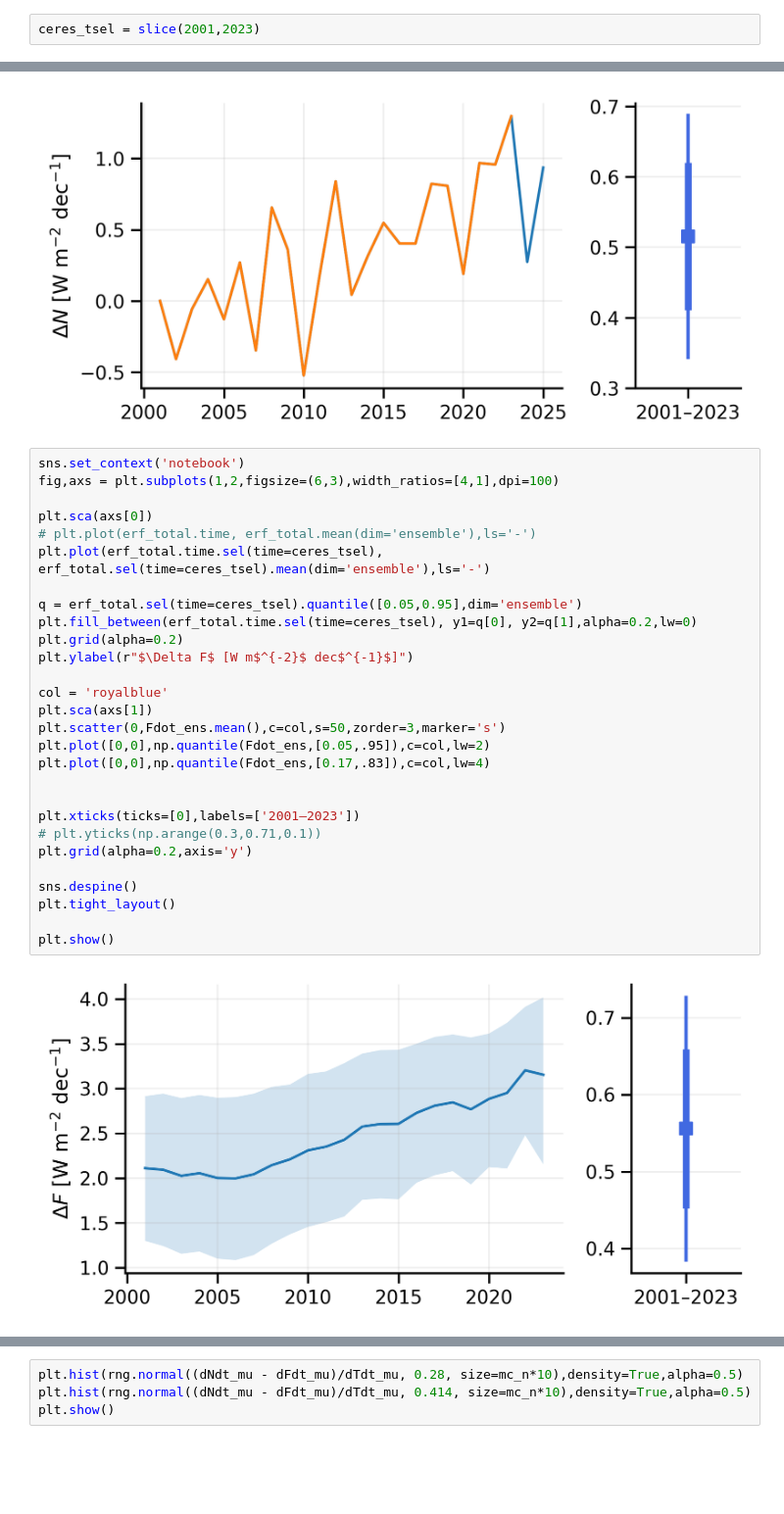
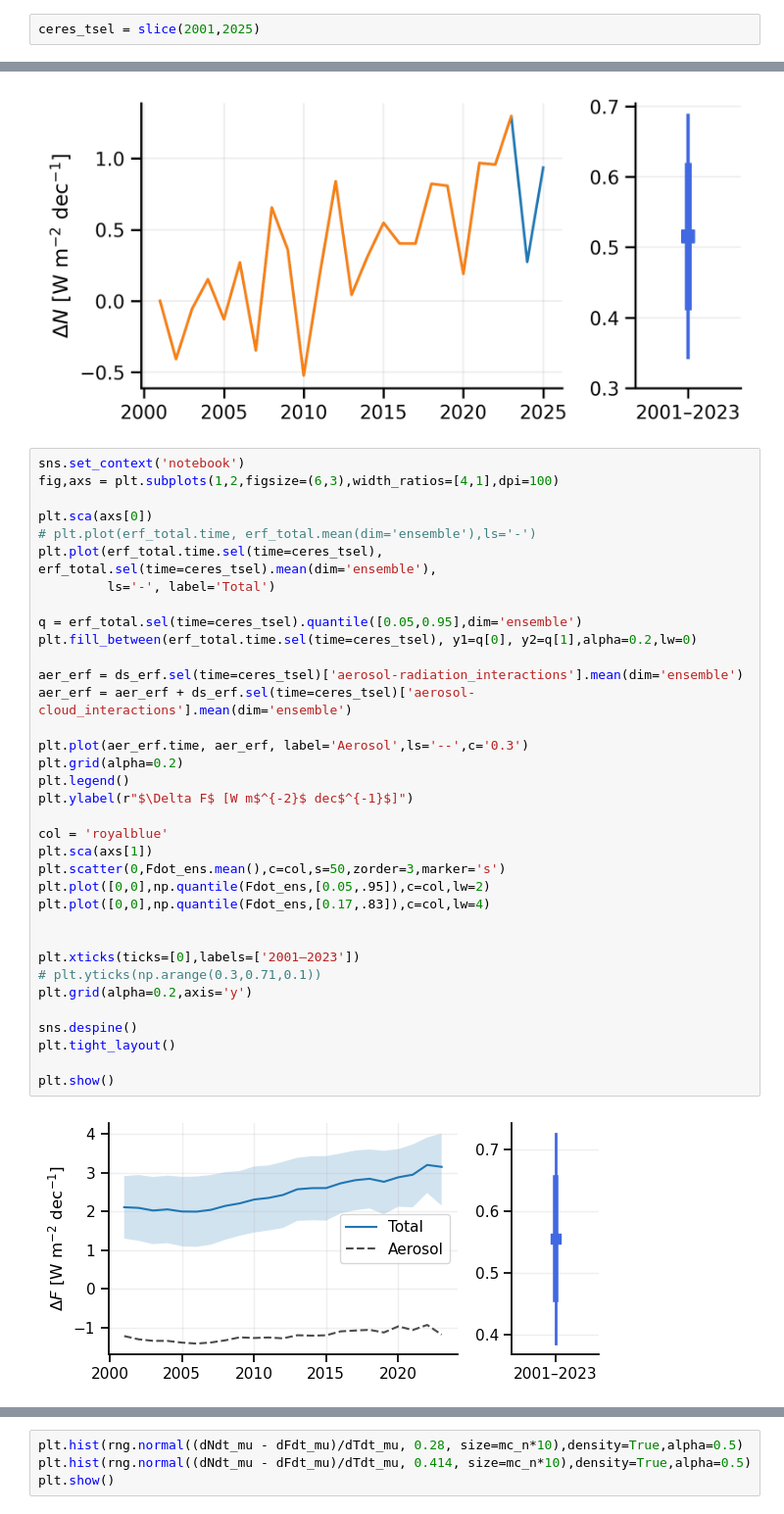
Before and after one commit to vtcooper/bayecs, a Jupyter notebook: grl_eei.ipynb, the cells around one changed output, grey strips where cells are left out. Shown at 98% size. Saved outputs shown, nothing was run; the diff lists cells and outputs as text; blank space fills up the shorter version.

```diff
--- a/grl_eei.ipynb
+++ b/grl_eei.ipynb
@@ -19,7 +19,7 @@ import seaborn as sns
 # %%
 global_dpath = '~/work/hist_sst/data/'
 # %%
-ceres_tsel = slice(2001,2023)
+ceres_tsel = slice(2001,2025)
 # %% [markdown]
 # Functions
 # %%
@@ -1305,33 +1322,40 @@ plt.show()
 # %%
 sns.set_context('notebook')
 fig,axs = plt.subplots(1,2,figsize=(6,3),width_ratios=[4,1],dpi=100)
 
 plt.sca(axs[0])
 # plt.plot(erf_total.time, erf_total.mean(dim='ensemble'),ls='-')
-plt.plot(erf_total.time.sel(time=ceres_tsel), erf_total.sel(time=ceres_tsel).mean(dim='ensemble'),ls='-')
+plt.plot(erf_total.time.sel(time=ceres_tsel), erf_total.sel(time=ceres_tsel).mean(dim='ensemble'),
+         ls='-', label='Total')
 
 q = erf_total.sel(time=ceres_tsel).quantile([0.05,0.95],dim='ensemble')
 plt.fill_between(erf_total.time.sel(time=ceres_tsel), y1=q[0], y2=q[1],alpha=0.2,lw=0)
+
+aer_erf = ds_erf.sel(time=ceres_tsel)['aerosol-radiation_interactions'].mean(dim='ensemble')
+aer_erf = aer_erf + ds_erf.sel(time=ceres_tsel)['aerosol-cloud_interactions'].mean(dim='ensemble')
+
+plt.plot(aer_erf.time, aer_erf, label='Aerosol',ls='--',c='0.3')
 plt.grid(alpha=0.2)
+plt.legend()
 plt.ylabel(r"$\Delta F$ [W m$^{-2}$ dec$^{-1}$]")
 
 col = 'royalblue'
 plt.sca(axs[1])
 plt.scatter(0,Fdot_ens.mean(),c=col,s=50,zorder=3,marker='s')
 plt.plot([0,0],np.quantile(Fdot_ens,[0.05,.95]),c=col,lw=2)
 plt.plot([0,0],np.quantile(Fdot_ens,[0.17,.83]),c=col,lw=4)
 
 
 plt.xticks(ticks=[0],labels=['2001–2023'])
 # plt.yticks(np.arange(0.3,0.71,0.1))
 plt.grid(alpha=0.2,axis='y')
 
 sns.despine()
 plt.tight_layout()
 
 plt.show()
 # %% [output]
-[figure, old version]
+[figure, new version]
 # %%
 fig,axs = plt.subplots(1,2,figsize=(6,3),width_ratios=[4,1],dpi=200)
 plt.sca(axs[0])
```
Also changed, not shown: parts of 30 cells of this notebook, 1 other file.
